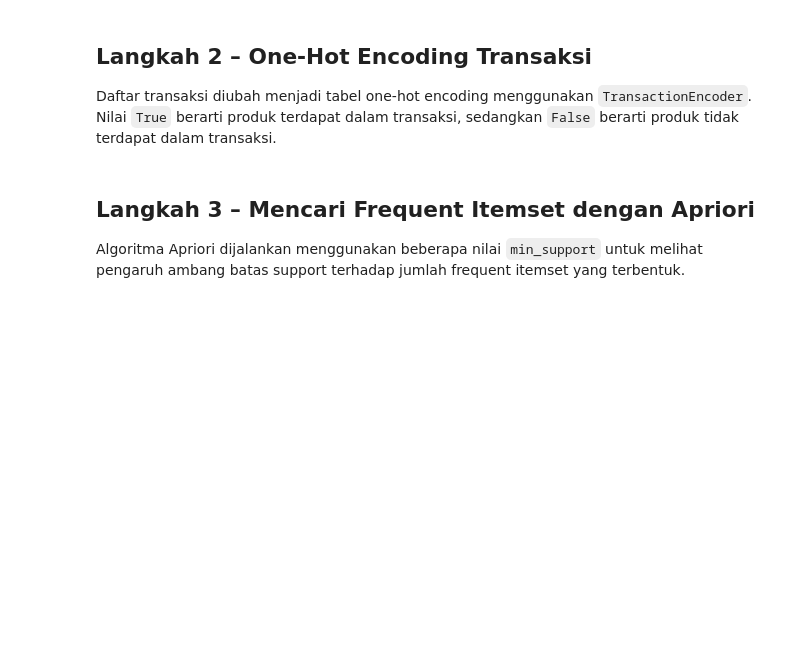
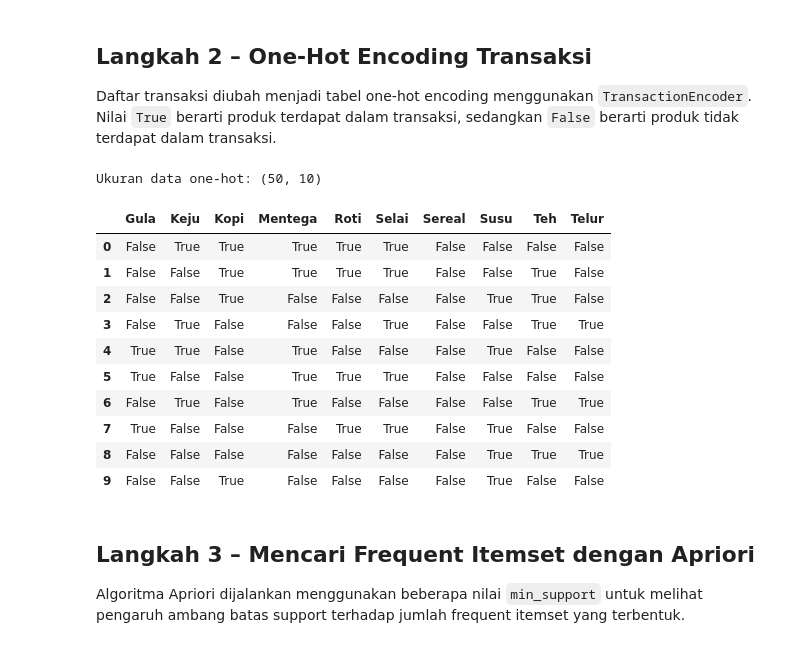
Before and after one commit to aminsiddik2810/data-science-2026, a Jupyter notebook: Pertemuan12_AminSiddikRangkuti_220401010124.ipynb, the cells around one changed output. Saved outputs shown, nothing was run; the diff lists cells and outputs as text; code cells hidden in the pictures; blank space fills up the shorter version.

```diff
--- a/Pertemuan12_AminSiddikRangkuti_220401010124.ipynb
+++ b/Pertemuan12_AminSiddikRangkuti_220401010124.ipynb
@@ -75,3 +95,24 @@ display(df.head(10))
+# %%
+# One-hot encoding transaksi tanpa library tambahan
+df = pd.DataFrame(False, index=range(len(transaksi)), columns=sorted(produk))
+for i, trx in enumerate(transaksi):
+    df.loc[i, trx] = True
+
+print('Ukuran data one-hot:', df.shape)
+display(df.head(10))
+# %% [output]
+Ukuran data one-hot: (50, 10)
+|  | Gula | Keju | Kopi | Mentega | Roti | Selai | Sereal | Susu | Teh | Telur |
+| 0 | False | True | True | True | True | True | False | False | False | False |
+| 1 | False | False | True | True | True | True | False | False | True | False |
+| 2 | False | False | True | False | False | False | False | True | True | False |
+| 3 | False | True | False | False | False | True | False | False | True | True |
+| 4 | True | True | False | True | False | False | False | True | False | False |
+| 5 | True | False | False | True | True | True | False | False | False | False |
+| 6 | False | True | False | True | False | False | False | False | True | True |
+| 7 | True | False | False | False | True | True | False | True | False | False |
+| 8 | False | False | False | False | False | False | False | True | True | True |
+| 9 | False | False | True | False | False | False | False | True | False | False |
 # %% [markdown]
 ## Langkah 3 – Mencari Frequent Itemset dengan Apriori
 Algoritma Apriori dijalankan menggunakan beberapa nilai `min_support` untuk melihat pengaruh ambang batas support terhadap jumlah frequent itemset yang terbentuk.
```
Also changed, not shown: parts of 17 cells of this notebook.
